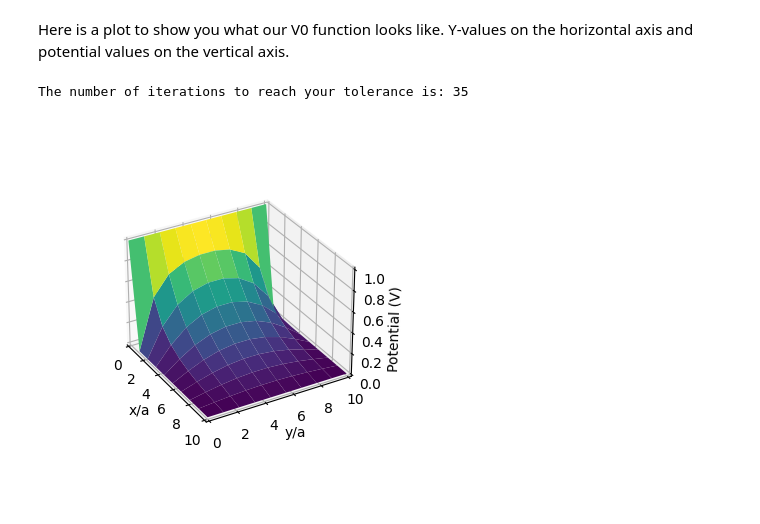
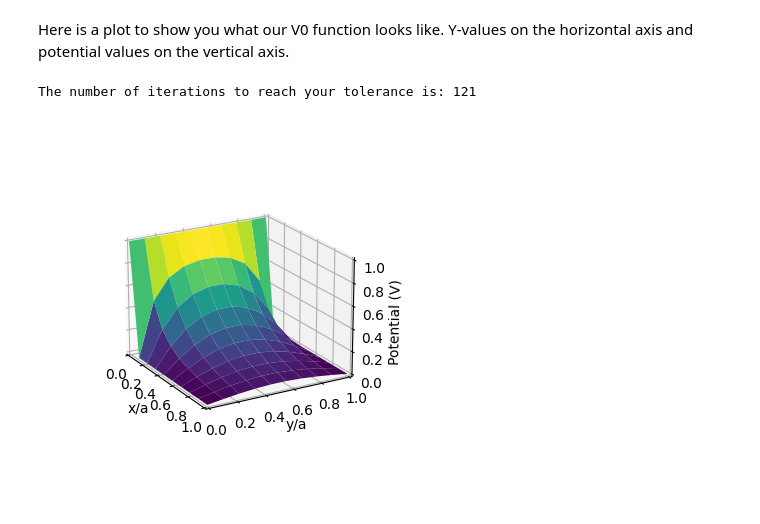
Before and after one commit to Logan-Bz/PHYS3025Work, a Jupyter notebook: Numerical_Sol_to_Laplace's_Eqn,.ipynb, the cells around one changed output. Saved outputs shown, nothing was run; the diff lists cells and outputs as text; code cells hidden in the pictures.

```diff
--- a/Numerical_Sol_to_Laplace's_Eqn,.ipynb
+++ b/Numerical_Sol_to_Laplace's_Eqn,.ipynb
@@ -20,7 +21,7 @@ right = 0 #This is to say that as x goes to inifinity (big), our potential goes
 # %% [markdown]
 Here is a plot to show you what our V0 function looks like. Y-values on the horizontal axis and potential values on the vertical axis.
 # %%
-xv , yv = np.meshgrid(edge, edge)
+xv , yv = np.meshgrid(edge, 100*edge)
 # %%
 
 #funciton that applies Laplace's Equation numerically
@@ -34,8 +35,8 @@ def compute_potential(potential , n_iter):
   length = len(potential[0])
   for n in range (n_iter):
     old_potential = np.copy(potential)
-    for i in range (1, length-1):
-      for j in range (1, length-1):
+    for i in range (1, b-1):
+      for j in range (1, a-1):
         potential[j][i] = 0.25*(potential[j+1][i] + potential[j-1][i] + potential[j][i+1] + potential[j][i-1])
     err = np.max(np.abs(old_potential - potential))
     if err < tol:
@@ -45,7 +46,7 @@ def compute_potential(potential , n_iter):
     print("You need more iterations to reach your tolerance")
   return potential
 # %%
-potential = 0.2*np.ones((a,a)) #initial guess is that the potential is one everywhere
+potential = 0.2*np.ones((a,b)) #initial guess is that the potential is 0.2 everywhere
 
 #Boundary conditions:
 potential[0,:] = down
@@ -54,20 +55,23 @@ potential[:,0] = left
 potential[:,-1] = right
 # %%
 # !!!!!! Run above cell before computing potential !!!!
-potential = compute_potential(potential, n_iter = 40) #insert the number of iterations for 'n_iter'
+potential = compute_potential(potential, n_iter = 122) #insert the number of iterations for 'n_iter'
 # %% [output]
-The number of iterations to reach your tolerance is: 35
+The number of iterations to reach your tolerance is: 121
 # %%
 #plot stuff
+xs = xv[0:a,:]
+ps = potential[:,0:a]
+
 ax = plt.axes(projection='3d')
-ax.plot_surface(xv, yv, potential, rstride=1, cstride=1, cmap='viridis', edgecolor='none')
+ax.plot_surface(xs/a, yv/b, ps, rstride=1, cstride=1, cmap='viridis', edgecolor='none')
 
-ax.view_init(30, -30)
+ax.view_init(20, -30)
 ax.set_box_aspect(aspect=None, zoom=0.7)
 ax.margins(0,0,0)
 
 ax.set_xlabel('x/a')
 ax.set_ylabel('y/a')
 ax.set_zlabel('Potential (V)');
 # %% [output]
-[figure, old version]
+[figure, new version]
```
Also changed, not shown: parts of 1 cell of this notebook.
